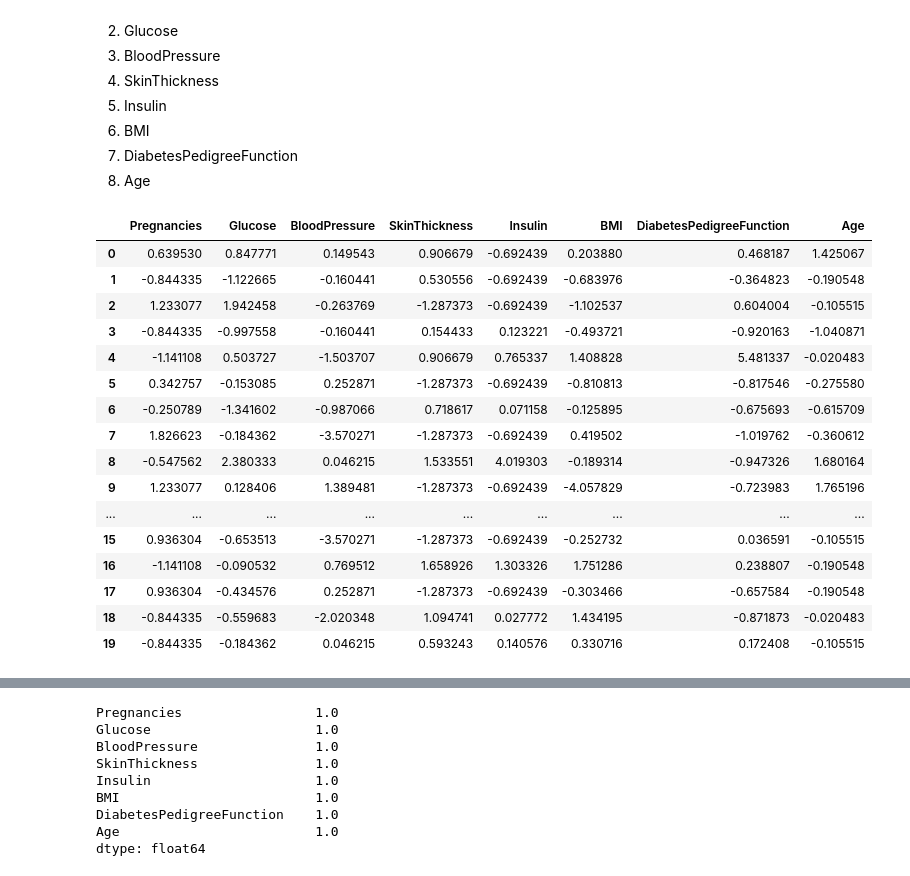
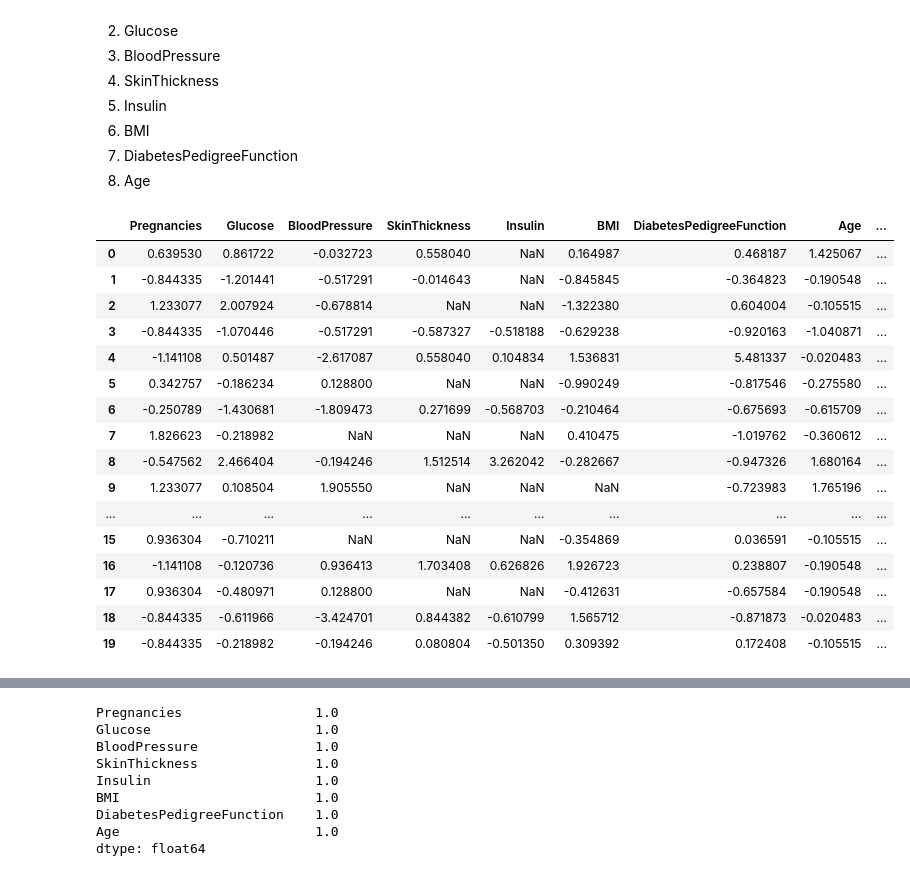
Before and after one commit to sdasmaha/Ml_Engineers_445, a Jupyter notebook: Diabetes_Notebook_Exercise1.ipynb, the cells around one changed output, grey strips where cells are left out. Cells and saved outputs as stored; diff of their text form; code cells hidden in the pictures.

Commit message:
Final Final Diabetes

```diff
--- a/Diabetes_Notebook_Exercise1.ipynb
+++ b/Diabetes_Notebook_Exercise1.ipynb
@@ -230,5 +230,3 @@ The Non Categorical columns in this dataset are -
 6.   BMI
 7.   DiabetesPedigreeFunction
 8.   Age
-# %%
-diabetes_df = diabetes_df[['Pregnancies','Glucose','BloodPressure','SkinThickness','Insulin','BMI','DiabetesPedigreeFunction','Age']]
@@ -241,23 +233,25 @@ standardized = (diabetes_df - avg) / stdv
+# %%
+diabetes_Standardized= ((diabetes_df-diabetes_df.mean())/diabetes_df.std())
 # %%
-standardized.head(20)
+diabetes_Standardized.head(20)
 # %% [output]
-|  | Pregnancies | Glucose | BloodPressure | SkinThickness | Insulin | BMI | DiabetesPedigreeFunction | Age |
-| 0 | 0.639530 | 0.847771 | 0.149543 | 0.906679 | -0.692439 | 0.203880 | 0.468187 | 1.425067 |
-| 1 | -0.844335 | -1.122665 | -0.160441 | 0.530556 | -0.692439 | -0.683976 | -0.364823 | -0.190548 |
-| 2 | 1.233077 | 1.942458 | -0.263769 | -1.287373 | -0.692439 | -1.102537 | 0.604004 | -0.105515 |
-| 3 | -0.844335 | -0.997558 | -0.160441 | 0.154433 | 0.123221 | -0.493721 | -0.920163 | -1.040871 |
-| 4 | -1.141108 | 0.503727 | -1.503707 | 0.906679 | 0.765337 | 1.408828 | 5.481337 | -0.020483 |
-| 5 | 0.342757 | -0.153085 | 0.252871 | -1.287373 | -0.692439 | -0.810813 | -0.817546 | -0.275580 |
-| 6 | -0.250789 | -1.341602 | -0.987066 | 0.718617 | 0.071158 | -0.125895 | -0.675693 | -0.615709 |
-| 7 | 1.826623 | -0.184362 | -3.570271 | -1.287373 | -0.692439 | 0.419502 | -1.019762 | -0.360612 |
-| 8 | -0.547562 | 2.380333 | 0.046215 | 1.533551 | 4.019303 | -0.189314 | -0.947326 | 1.680164 |
-| 9 | 1.233077 | 0.128406 | 1.389481 | -1.287373 | -0.692439 | -4.057829 | -0.723983 | 1.765196 |
-| ... | ... | ... | ... | ... | ... | ... | ... | ... |
-| 15 | 0.936304 | -0.653513 | -3.570271 | -1.287373 | -0.692439 | -0.252732 | 0.036591 | -0.105515 |
-| 16 | -1.141108 | -0.090532 | 0.769512 | 1.658926 | 1.303326 | 1.751286 | 0.238807 | -0.190548 |
-| 17 | 0.936304 | -0.434576 | 0.252871 | -1.287373 | -0.692439 | -0.303466 | -0.657584 | -0.190548 |
-| 18 | -0.844335 | -0.559683 | -2.020348 | 1.094741 | 0.027772 | 1.434195 | -0.871873 | -0.020483 |
-| 19 | -0.844335 | -0.184362 | 0.046215 | 0.593243 | 0.140576 | 0.330716 | 0.172408 | -0.105515 |
+|  | Pregnancies | Glucose | BloodPressure | SkinThickness | Insulin | BMI | DiabetesPedigreeFunction | Age | ... |
+| 0 | 0.639530 | 0.861722 | -0.032723 | 0.558040 | NaN | 0.164987 | 0.468187 | 1.425067 | ... |
+| 1 | -0.844335 | -1.201441 | -0.517291 | -0.014643 | NaN | -0.845845 | -0.364823 | -0.190548 | ... |
+| 2 | 1.233077 | 2.007924 | -0.678814 | NaN | NaN | -1.322380 | 0.604004 | -0.105515 | ... |
+| 3 | -0.844335 | -1.070446 | -0.517291 | -0.587327 | -0.518188 | -0.629238 | -0.920163 | -1.040871 | ... |
+| 4 | -1.141108 | 0.501487 | -2.617087 | 0.558040 | 0.104834 | 1.536831 | 5.481337 | -0.020483 | ... |
+| 5 | 0.342757 | -0.186234 | 0.128800 | NaN | NaN | -0.990249 | -0.817546 | -0.275580 | ... |
+| 6 | -0.250789 | -1.430681 | -1.809473 | 0.271699 | -0.568703 | -0.210464 | -0.675693 | -0.615709 | ... |
+| 7 | 1.826623 | -0.218982 | NaN | NaN | NaN | 0.410475 | -1.019762 | -0.360612 | ... |
+| 8 | -0.547562 | 2.466404 | -0.194246 | 1.512514 | 3.262042 | -0.282667 | -0.947326 | 1.680164 | ... |
+| 9 | 1.233077 | 0.108504 | 1.905550 | NaN | NaN | NaN | -0.723983 | 1.765196 | ... |
+| ... | ... | ... | ... | ... | ... | ... | ... | ... | ... |
+| 15 | 0.936304 | -0.710211 | NaN | NaN | NaN | -0.354869 | 0.036591 | -0.105515 | ... |
+| 16 | -1.141108 | -0.120736 | 0.936413 | 1.703408 | 0.626826 | 1.926723 | 0.238807 | -0.190548 | ... |
+| 17 | 0.936304 | -0.480971 | 0.128800 | NaN | NaN | -0.412631 | -0.657584 | -0.190548 | ... |
+| 18 | -0.844335 | -0.611966 | -3.424701 | 0.844382 | -0.610799 | 1.565712 | -0.871873 | -0.020483 | ... |
+| 19 | -0.844335 | -0.218982 | -0.194246 | 0.080804 | -0.501350 | 0.309392 | 0.172408 | -0.105515 | ... |
 # %%
 standardized.mean()
 # %% [output]
```
Also changed, not shown: parts of 6 cells of this notebook.
